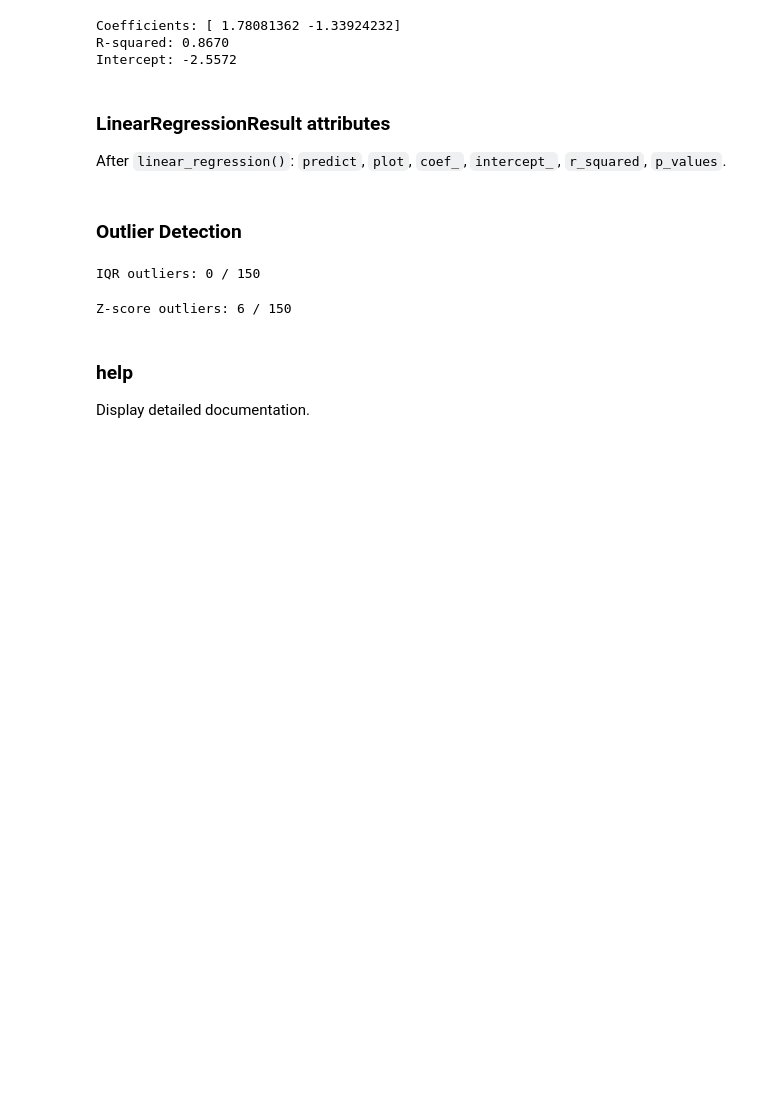
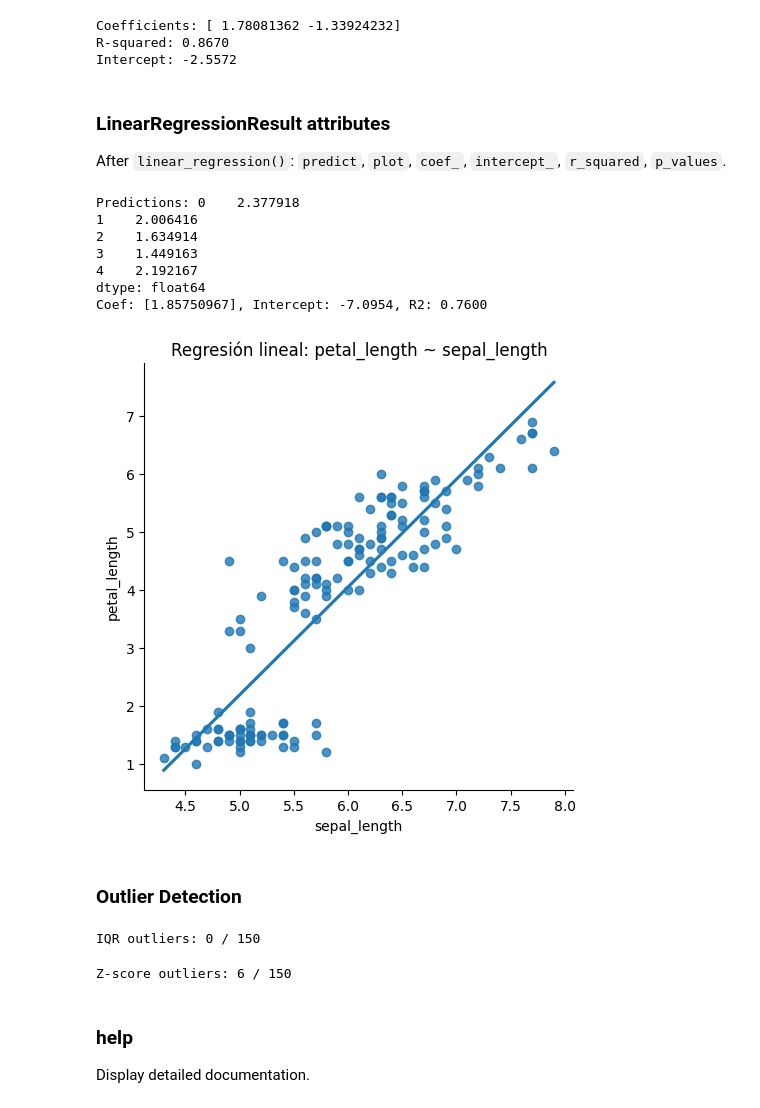
Before and after one commit to GhostAnalyst30/StatsLibX, a Jupyter notebook: how_use_statslibx.ipynb, the cells around one changed output. Saved outputs shown, nothing was run; the diff lists cells and outputs as text; code cells hidden in the pictures; blank space fills up the shorter version.

```diff
--- a/how_use_statslibx.ipynb
+++ b/how_use_statslibx.ipynb
@@ -287,8 +346,17 @@ After `linear_regression()`: `predict`, `plot`, `coef_`, `intercept_`, `r_square
 # %%
 pred = result.predict(iris[["sepal_length"]].head())
 print(f"Predictions: {pred}")
 print(f"Coef: {result.coef_}, Intercept: {result.intercept_:.4f}, R2: {result.r_squared:.4f}")
-# result.plot()  # uncomment to display regression plot
+result.plot()  # uncomment to display regression plot
+# %% [output]
+Predictions: 0    2.377918
+1    2.006416
+2    1.634914
+3    1.449163
+4    2.192167
+dtype: float64
+Coef: [1.85750967], Intercept: -7.0954, R2: 0.7600
+[figure, added]
 # %% [markdown]
 ### Outlier Detection
 # %%
```
Also changed, not shown: parts of 56 cells of this notebook, 9 other files.
